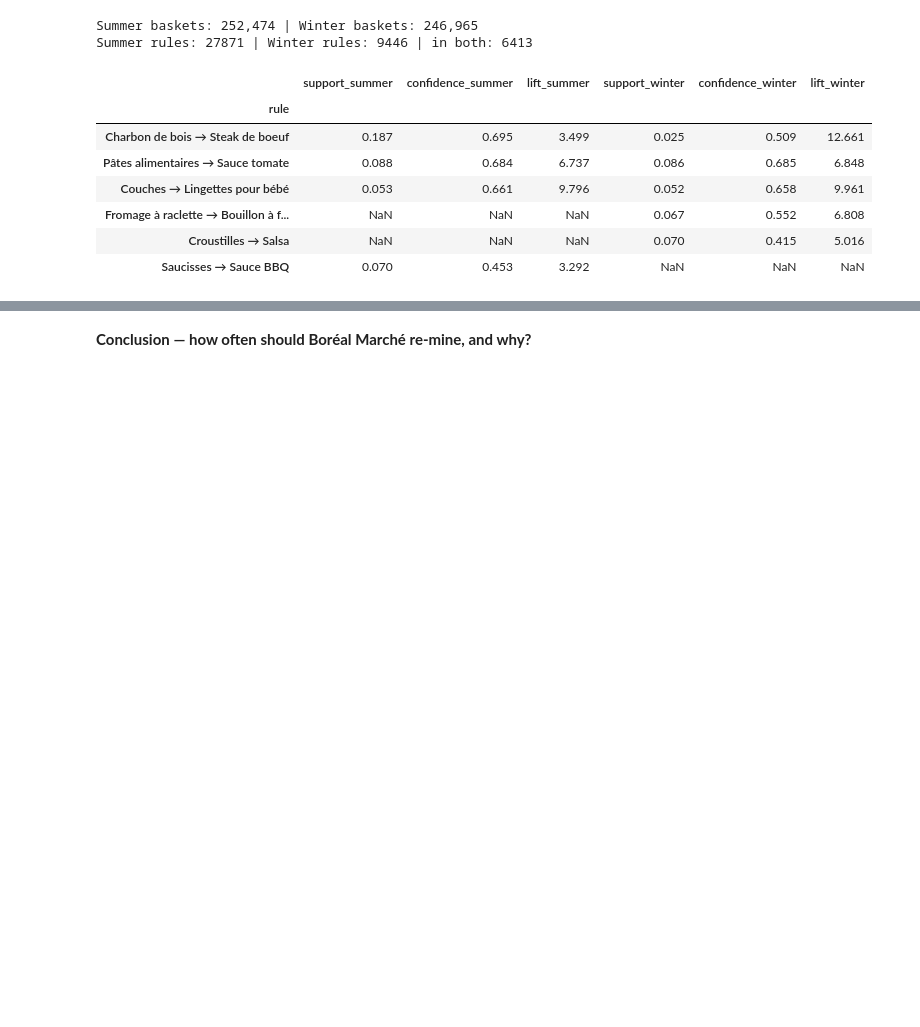
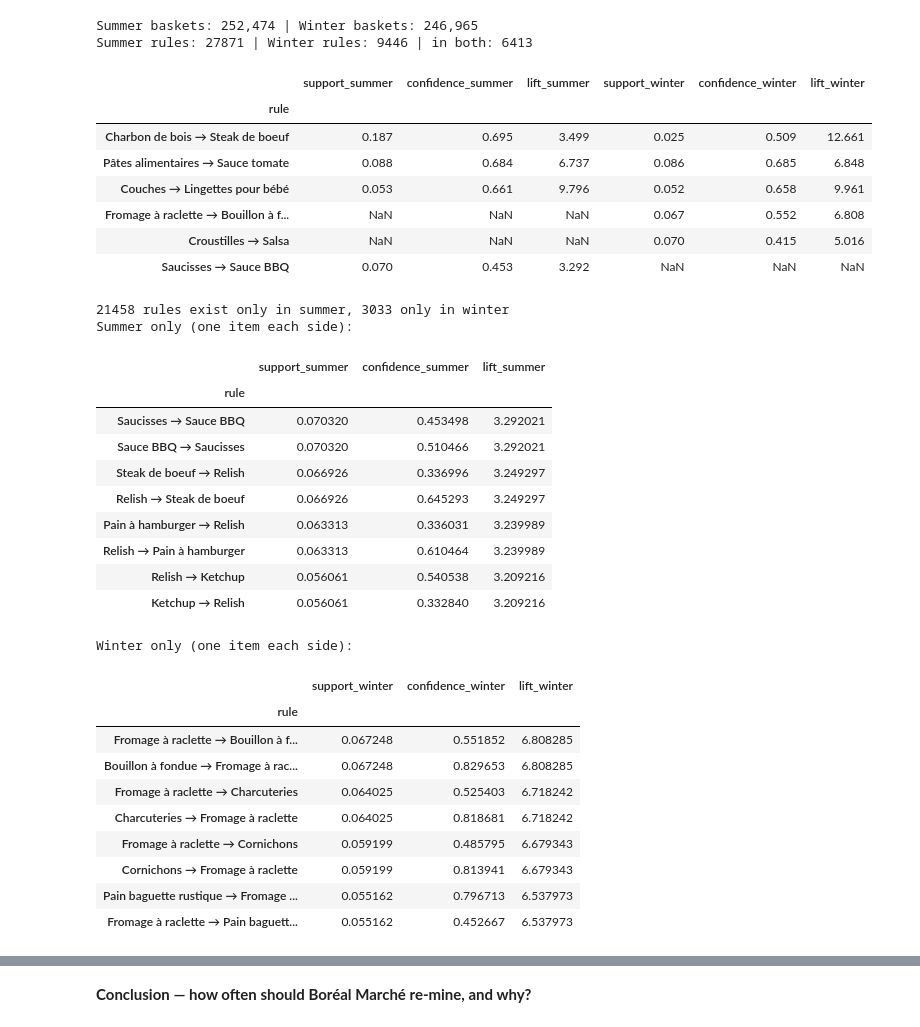
Before and after one commit to knikop/boreal-reco-knikop, a Jupyter notebook: notebooks/01_mining.ipynb, the cells around one changed output, grey strips where cells are left out. Drawn from its saved outputs; the diff is of its cells as text; code cells hidden in the pictures; blank space fills up the shorter version.

```diff
--- a/notebooks/01_mining.ipynb
+++ b/notebooks/01_mining.ipynb
@@ -390,3 +390,38 @@ display(cmp.reindex(watch).round(3))
 | Fromage à raclette → Bouillon à f... | NaN | NaN | NaN | 0.067 | 0.552 | 6.808 |
 | Croustilles → Salsa | NaN | NaN | NaN | 0.070 | 0.415 | 5.016 |
 | Saucisses → Sauce BBQ | 0.070 | 0.453 | 3.292 | NaN | NaN | NaN |
+# %%
+summer_only = cmp[cmp.lift_winter.isna()].sort_values('lift_summer', ascending=False)
+winter_only = cmp[cmp.lift_summer.isna()].sort_values('lift_winter', ascending=False)
+print(f'{len(summer_only)} rules exist only in summer, {len(winter_only)} only in winter')
+
+# Show the easy-to-read ones: one item on each side (no '+' in the rule)
+pair = lambda df: df[~df.index.str.contains(r'\+', regex=True)]
+print('Summer only (one item each side):')
+display(pair(summer_only)[['support_summer', 'confidence_summer', 'lift_summer']].head(8))
+print('Winter only (one item each side):')
+display(pair(winter_only)[['support_winter', 'confidence_winter', 'lift_winter']].head(8))
+# %% [output]
+21458 rules exist only in summer, 3033 only in winter
+Summer only (one item each side):
+|  | support_summer | confidence_summer | lift_summer |
+| rule |  |  |  |
+| Saucisses → Sauce BBQ | 0.070320 | 0.453498 | 3.292021 |
+| Sauce BBQ → Saucisses | 0.070320 | 0.510466 | 3.292021 |
+| Steak de boeuf → Relish | 0.066926 | 0.336996 | 3.249297 |
+| Relish → Steak de boeuf | 0.066926 | 0.645293 | 3.249297 |
+| Pain à hamburger → Relish | 0.063313 | 0.336031 | 3.239989 |
+| Relish → Pain à hamburger | 0.063313 | 0.610464 | 3.239989 |
+| Relish → Ketchup | 0.056061 | 0.540538 | 3.209216 |
+| Ketchup → Relish | 0.056061 | 0.332840 | 3.209216 |
+Winter only (one item each side):
+|  | support_winter | confidence_winter | lift_winter |
+| rule |  |  |  |
+| Fromage à raclette → Bouillon à f... | 0.067248 | 0.551852 | 6.808285 |
+| Bouillon à fondue → Fromage à rac... | 0.067248 | 0.829653 | 6.808285 |
+| Fromage à raclette → Charcuteries | 0.064025 | 0.525403 | 6.718242 |
+| Charcuteries → Fromage à raclette | 0.064025 | 0.818681 | 6.718242 |
+| Fromage à raclette → Cornichons | 0.059199 | 0.485795 | 6.679343 |
+| Cornichons → Fromage à raclette | 0.059199 | 0.813941 | 6.679343 |
+| Pain baguette rustique → Fromage ... | 0.055162 | 0.796713 | 6.537973 |
+| Fromage à raclette → Pain baguett... | 0.055162 | 0.452667 | 6.537973 |
```
Also changed, not shown: parts of 1 cell of this notebook.
